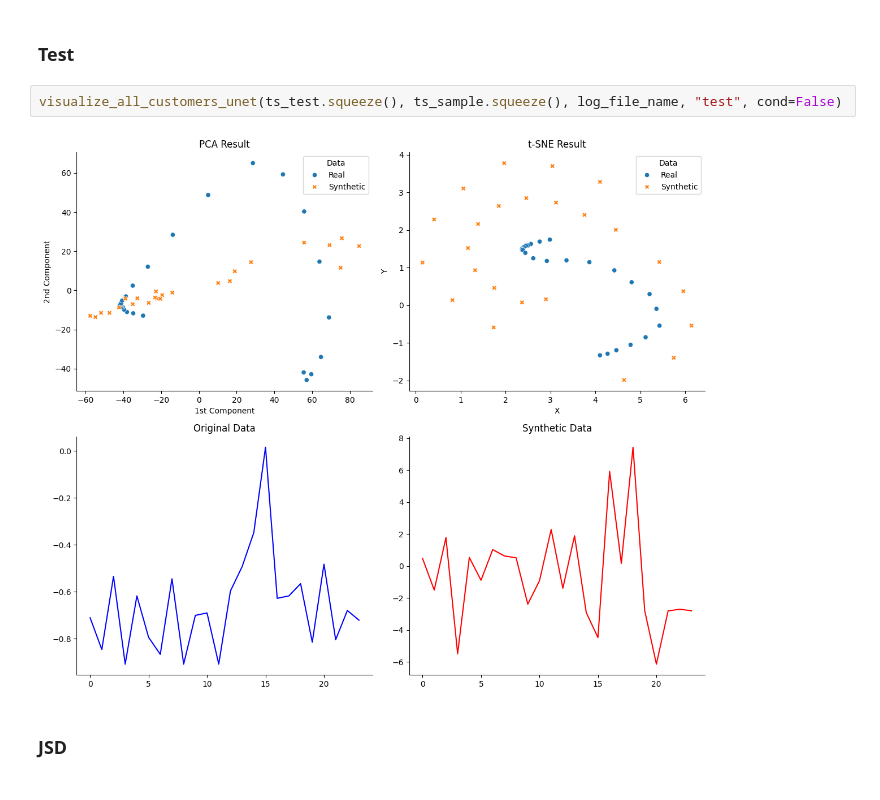
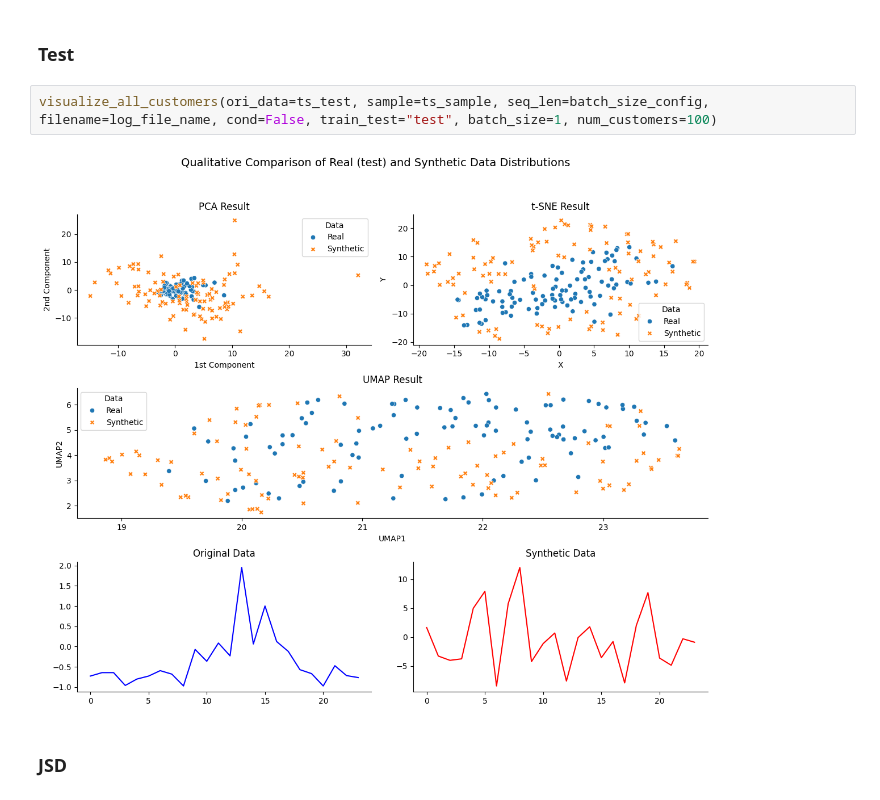
Before and after one commit to 4rn3/Thesis, a Jupyter notebook: src/main_C_Unet.ipynb, the cells around one changed output. Saved outputs shown, nothing was run; the diff lists cells and outputs as text.

```diff
--- a/src/main_C_Unet.ipynb
+++ b/src/main_C_Unet.ipynb
@@ -235,8 +236,8 @@ visualize_all_customers_unet(ts_train.squeeze(), ts_sample.squeeze(), log_file_n
 # %% [markdown]
 ### Test
-# %%
-visualize_all_customers_unet(ts_test.squeeze(), ts_sample.squeeze(), log_file_name, "test", cond=False)
-# %% [output]
-[figure, removed]
+# %%
+visualize_all_customers(ori_data=ts_test, sample=ts_sample, seq_len=batch_size_config, filename=log_file_name, cond=False, train_test="test", batch_size=1, num_customers=100)
+# %% [output]
+[figure, added]
 # %% [markdown]
 ### JSD
```
Also changed, not shown: parts of 17 cells of this notebook.
